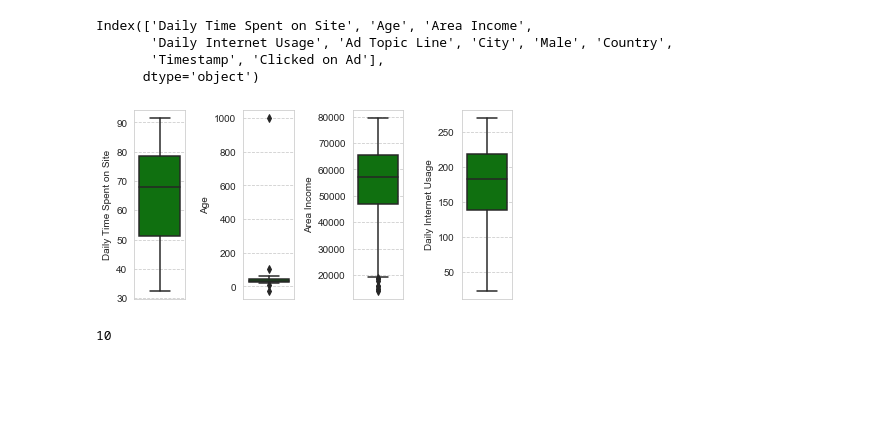
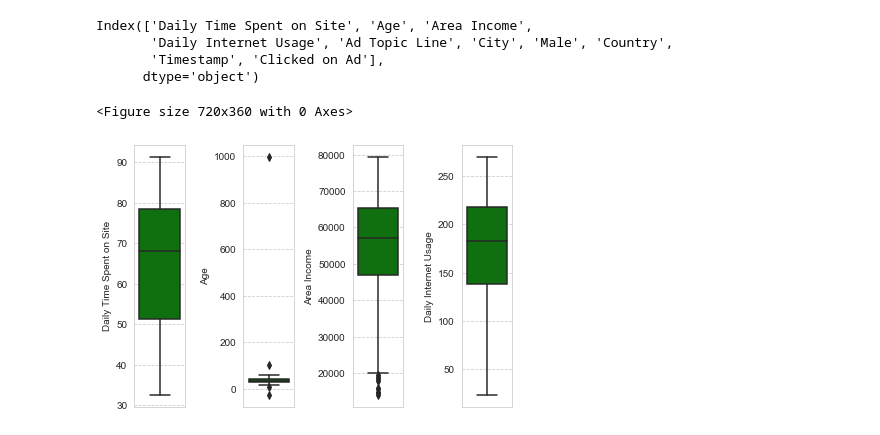
Before and after one commit to rui-ren/Data-Science-Notes, a Jupyter notebook: data_challenges/Advertising_Click_estimation/Advertising_Rui.ipynb, the cells around one changed output. Cells and saved outputs as stored; diff of their text form; code cells hidden in the pictures; blank space fills up the shorter version.

```diff
--- a/data_challenges/Advertising_Click_estimation/Advertising_Rui.ipynb
+++ b/data_challenges/Advertising_Click_estimation/Advertising_Rui.ipynb
@@ -165,22 +201,20 @@ Index(['Daily Time Spent on Site', 'Age', 'Area Income',
        'Timestamp', 'Clicked on Ad'],
       dtype='object')
 # %%
+plt.figure(figsize=(10,5))
 l = df.columns.values[:4]
 number_of_columns = 5
 # we have 1 label in the dataset
-number_of_rows = (len(l) - 1)/number_of_columns
+number_of_rows = (len(l))/number_of_columns
 plt.figure(figsize=(1.5*number_of_columns, 5*number_of_rows))
 
 for i in range(0, len(l)):
     plt.subplot(number_of_rows+1, number_of_columns, i+1)
     ax = plt.gca()
     ax.yaxis.grid(True, which='Major', linestyle='--')
     sns.set_style('whitegrid')
     sns.boxplot(df[l[i]], color='green', orient='v')
 plt.tight_layout()
 # %% [output]
+<Figure size 720x360 with 0 Axes>
-[figure, old version]
+[figure, new version]
-# %%
-len(l)
-# %% [output]
-10
```
Also changed, not shown: parts of 29 cells of this notebook, 2 other files.
